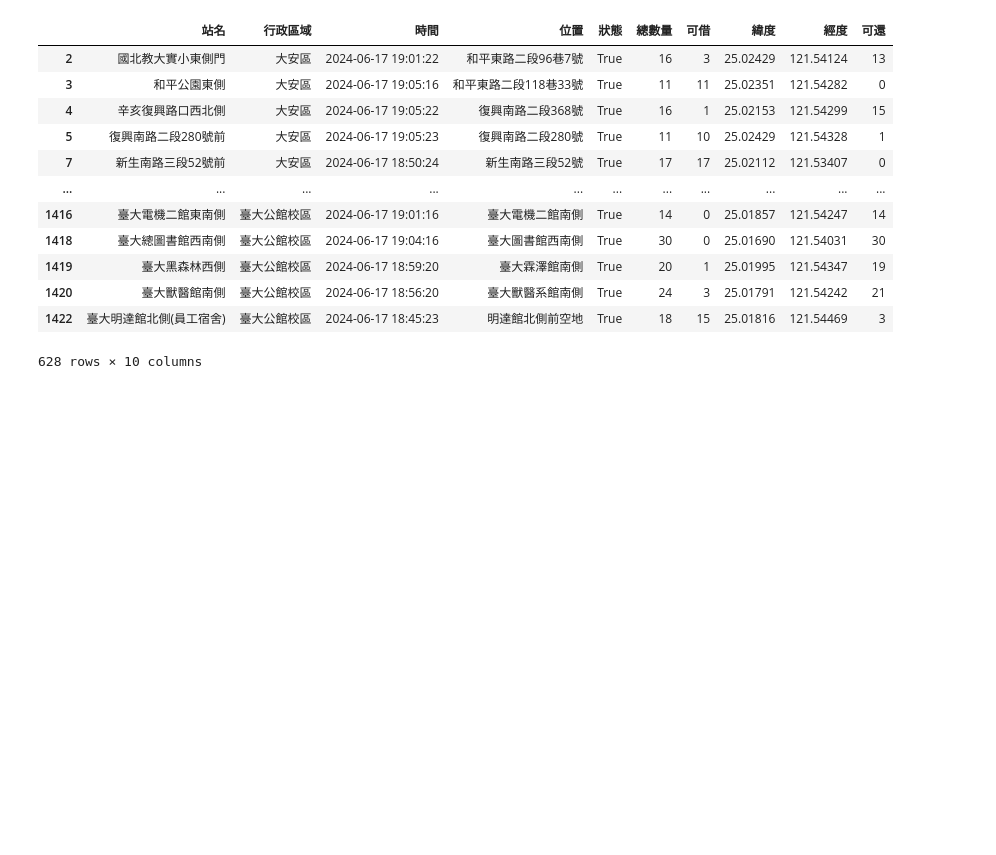
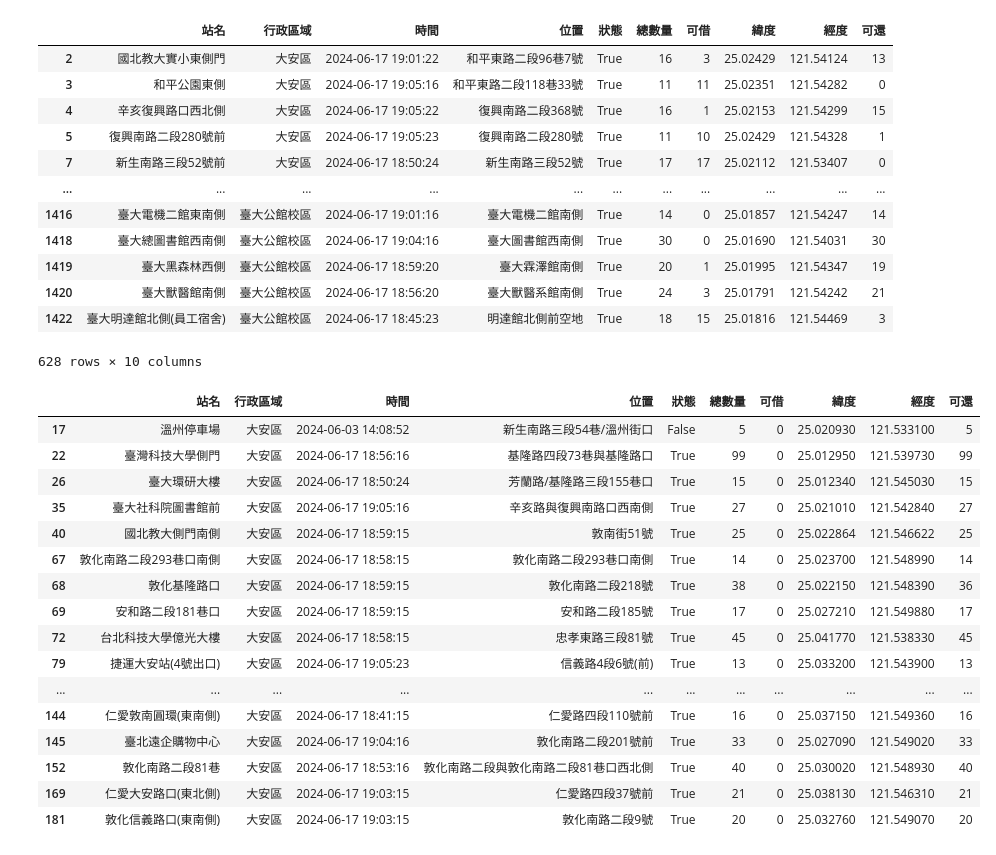
Before and after one commit to roberthsu2003/__2024_04_17_mon_wed__, a Jupyter notebook: lesson17/lesson17_0.ipynb, the cells around one changed output. Drawn from its saved outputs; the diff is of its cells as text; code cells hidden in the pictures; blank space fills up the shorter version.

```diff
--- a/lesson17/lesson17_0.ipynb
+++ b/lesson17/lesson17_0.ipynb
@@ -116,3 +116,24 @@ df2
 | 1420 | 臺大獸醫館南側 | 臺大公館校區 | 2024-06-17 18:56:20 | 臺大獸醫系館南側 | True | 24 | 3 | 25.01791 | 121.54242 | 21 |
 | 1422 | 臺大明達館北側(員工宿舍) | 臺大公館校區 | 2024-06-17 18:45:23 | 明達館北側前空地 | True | 18 | 15 | 25.01816 | 121.54469 | 3 |
 628 rows × 10 columns
+# %%
+df3 = df.query('行政區域=="大安區" and 可借==0')
+df3
+# %% [output]
+|  | 站名 | 行政區域 | 時間 | 位置 | 狀態 | 總數量 | 可借 | 緯度 | 經度 | 可還 |
+| 17 | 溫州停車場 | 大安區 | 2024-06-03 14:08:52 | 新生南路三段54巷/溫州街口 | False | 5 | 0 | 25.020930 | 121.533100 | 5 |
+| 22 | 臺灣科技大學側門 | 大安區 | 2024-06-17 18:56:16 | 基隆路四段73巷與基隆路口 | True | 99 | 0 | 25.012950 | 121.539730 | 99 |
+| 26 | 臺大環研大樓 | 大安區 | 2024-06-17 18:50:24 | 芳蘭路/基隆路三段155巷口 | True | 15 | 0 | 25.012340 | 121.545030 | 15 |
+| 35 | 臺大社科院圖書館前 | 大安區 | 2024-06-17 19:05:16 | 辛亥路與復興南路口西南側 | True | 27 | 0 | 25.021010 | 121.542840 | 27 |
+| 40 | 國北教大側門南側 | 大安區 | 2024-06-17 18:59:15 | 敦南街51號 | True | 25 | 0 | 25.022864 | 121.546622 | 25 |
+| 67 | 敦化南路二段293巷口南側 | 大安區 | 2024-06-17 18:58:15 | 敦化南路二段293巷口南側 | True | 14 | 0 | 25.023700 | 121.548990 | 14 |
+| 68 | 敦化基隆路口 | 大安區 | 2024-06-17 18:59:15 | 敦化南路二段218號 | True | 38 | 0 | 25.022150 | 121.548390 | 36 |
+| 69 | 安和路二段181巷口 | 大安區 | 2024-06-17 18:59:15 | 安和路二段185號 | True | 17 | 0 | 25.027210 | 121.549880 | 17 |
+| 72 | 台北科技大學億光大樓 | 大安區 | 2024-06-17 18:58:15 | 忠孝東路三段81號 | True | 45 | 0 | 25.041770 | 121.538330 | 45 |
+| 79 | 捷運大安站(4號出口) | 大安區 | 2024-06-17 19:05:23 | 信義路4段6號(前) | True | 13 | 0 | 25.033200 | 121.543900 | 13 |
+| ... | ... | ... | ... | ... | ... | ... | ... | ... | ... | ... |
+| 144 | 仁愛敦南圓環(東南側) | 大安區 | 2024-06-17 18:41:15 | 仁愛路四段110號前 | True | 16 | 0 | 25.037150 | 121.549360 | 16 |
+| 145 | 臺北遠企購物中心 | 大安區 | 2024-06-17 19:04:16 | 敦化南路二段201號前 | True | 33 | 0 | 25.027090 | 121.549020 | 33 |
+| 152 | 敦化南路二段81巷 | 大安區 | 2024-06-17 18:53:16 | 敦化南路二段與敦化南路二段81巷口西北側 | True | 40 | 0 | 25.030020 | 121.548930 | 40 |
+| 169 | 仁愛大安路口(東北側) | 大安區 | 2024-06-17 19:03:15 | 仁愛路四段37號前 | True | 21 | 0 | 25.038130 | 121.546310 | 21 |
+| 181 | 敦化信義路口(東南側) | 大安區 | 2024-06-17 19:03:15 | 敦化南路二段9號 | True | 20 | 0 | 25.032760 | 121.549070 | 20 |
```
